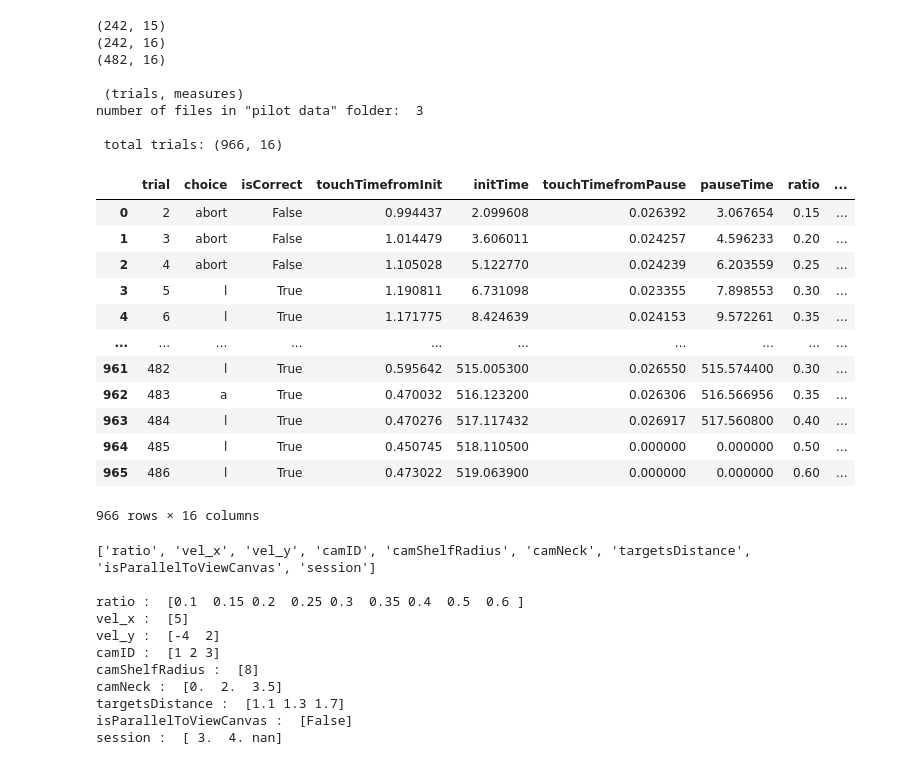
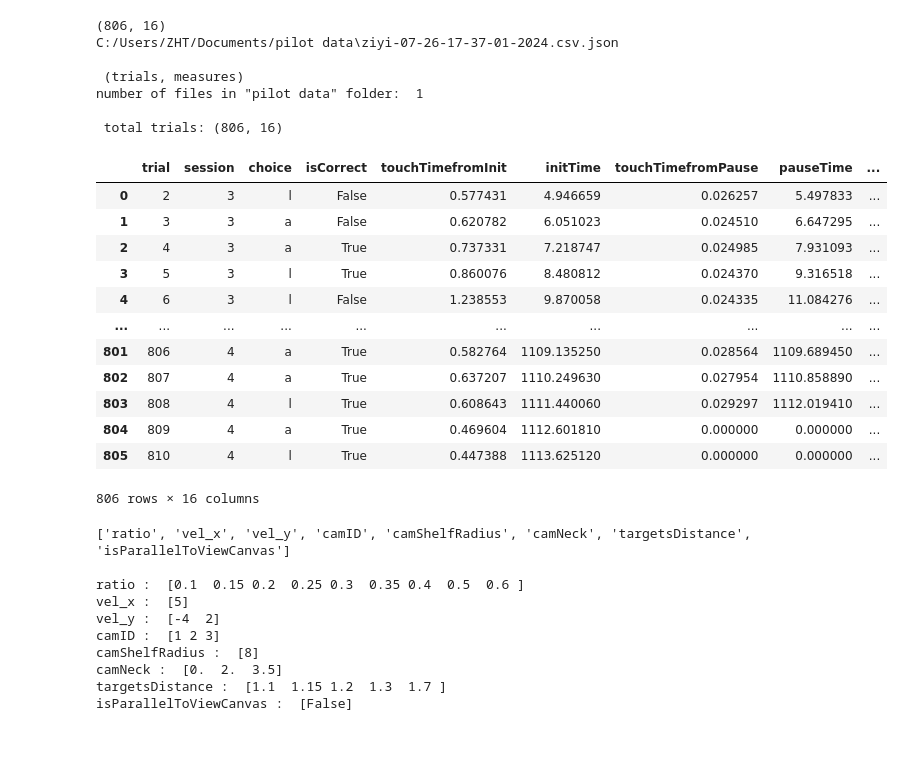
Before and after one commit to ZHTis/count, a Jupyter notebook: datajohn/datajohn.ipynb, the cells around one changed output. Drawn from its saved outputs; the diff is of its cells as text; code cells hidden in the pictures.

```diff
--- a/datajohn/datajohn.ipynb
+++ b/datajohn/datajohn.ipynb
@@ -1,55 +1,63 @@
 # %%
 ## datajohn
 
 import glob
 import pandas as pd
 
 ## path  = '/Users/rubythurs/Documents/pilot data/'
 path  = "C:/Users/ZHT/Documents/pilot data/"
-json_files = glob.glob(path + '*7-25*.json')
+json_files =  glob.glob(path + '*ziyi*.json')
+
 combined_data =[]
 
 for i, json_file in enumerate(json_files):
     with open(json_file, 'r') as file:
         json_data = pd.read_json(json_file)
         combined_data.append(json_data)
         print(combined_data[i].shape)
+        print(json_file)
+
 print('\n','(trials, measures)')
 print('number of files in "pilot data" folder: ', len(combined_data))
 data = pd.concat(combined_data,ignore_index=True)
 print('\n','total trials:',data.shape)
-###
-data['session'] = data['session'].fillna(3)
-###
+##
+# data0 = data.loc[data['vel'] == 5]
+# data1 = data.loc[data['vel_x'] == 5]
+# data = pd.concat([data0,data1],ignore_index=True)
+# data['vel_x'] = data['vel_x'].fillna(5)
+# data['vel_y'] = data['vel_y'].fillna(0)
+# data.drop(columns=['vel'],inplace=True)
+data['session'].fillna(3,inplace=True)
+##
 data
 # %% [output]
-(242, 15)
-(242, 16)
-(482, 16)
+(806, 16)
+C:/Users/ZHT/Documents/pilot data\ziyi-07-26-17-37-01-2024.csv.json
 
  (trials, measures)
-number of files in "pilot data" folder:  3
+number of files in "pilot data" folder:  1
 
- total trials: (966, 16)
+ total trials: (806, 16)
-|  | trial | choice | isCorrect | touchTimefromInit | initTime | touchTimefromPause | pauseTime | ratio | ... |
-| 0 | 2 | abort | False | 0.994437 | 2.099608 | 0.026392 | 3.067654 | 0.15 | ... |
-| 1 | 3 | abort | False | 1.014479 | 3.606011 | 0.024257 | 4.596233 | 0.20 | ... |
-| 2 | 4 | abort | False | 1.105028 | 5.122770 | 0.024239 | 6.203559 | 0.25 | ... |
-| 3 | 5 | l | True | 1.190811 | 6.731098 | 0.023355 | 7.898553 | 0.30 | ... |
-| 4 | 6 | l | True | 1.171775 | 8.424639 | 0.024153 | 9.572261 | 0.35 | ... |
+|  | trial | session | choice | isCorrect | touchTimefromInit | initTime | touchTimefromPause | pauseTime | ... |
+| 0 | 2 | 3 | l | False | 0.577431 | 4.946659 | 0.026257 | 5.497833 | ... |
+| 1 | 3 | 3 | a | False | 0.620782 | 6.051023 | 0.024510 | 6.647295 | ... |
+| 2 | 4 | 3 | a | True | 0.737331 | 7.218747 | 0.024985 | 7.931093 | ... |
+| 3 | 5 | 3 | l | True | 0.860076 | 8.480812 | 0.024370 | 9.316518 | ... |
+| 4 | 6 | 3 | l | False | 1.238553 | 9.870058 | 0.024335 | 11.084276 | ... |
 | ... | ... | ... | ... | ... | ... | ... | ... | ... | ... |
-| 961 | 482 | l | True | 0.595642 | 515.005300 | 0.026550 | 515.574400 | 0.30 | ... |
-| 962 | 483 | a | True | 0.470032 | 516.123200 | 0.026306 | 516.566956 | 0.35 | ... |
-| 963 | 484 | l | True | 0.470276 | 517.117432 | 0.026917 | 517.560800 | 0.40 | ... |
-| 964 | 485 | l | True | 0.450745 | 518.110500 | 0.000000 | 0.000000 | 0.50 | ... |
-| 965 | 486 | l | True | 0.473022 | 519.063900 | 0.000000 | 0.000000 | 0.60 | ... |
+| 801 | 806 | 4 | a | True | 0.582764 | 1109.135250 | 0.028564 | 1109.689450 | ... |
+| 802 | 807 | 4 | a | True | 0.637207 | 1110.249630 | 0.027954 | 1110.858890 | ... |
+| 803 | 808 | 4 | l | True | 0.608643 | 1111.440060 | 0.029297 | 1112.019410 | ... |
+| 804 | 809 | 4 | a | True | 0.469604 | 1112.601810 | 0.000000 | 0.000000 | ... |
+| 805 | 810 | 4 | l | True | 0.447388 | 1113.625120 | 0.000000 | 0.000000 | ... |
-966 rows × 16 columns
+806 rows × 16 columns
 # %%
 ## parameter space
 
 import numpy as np
 
-title_ = data.columns[0:7].to_list()
+title_ = data.columns[[0,1,2,3,4,5,6,7]].to_list() #to be excluded
 title = data.columns.to_list()
 control = [x for x in title if x not in title_]
 print(control,'\n')
@@ -57,7 +65,7 @@ print(control,'\n')
 for i in control:
     print(i,': ',np.sort(data[i].unique()))
 # %% [output]
-['ratio', 'vel_x', 'vel_y', 'camID', 'camShelfRadius', 'camNeck', 'targetsDistance', 'isParallelToViewCanvas', 'session']
+['ratio', 'vel_x', 'vel_y', 'camID', 'camShelfRadius', 'camNeck', 'targetsDistance', 'isParallelToViewCanvas']
 
 ratio :  [0.1  0.15 0.2  0.25 0.3  0.35 0.4  0.5  0.6 ]
 vel_x :  [5]
@@ -65,7 +73,6 @@ vel_y :  [-4  2]
 camID :  [1 2 3]
 camShelfRadius :  [8]
 camNeck :  [0.  2.  3.5]
-targetsDistance :  [1.1 1.3 1.7]
+targetsDistance :  [1.1  1.15 1.2  1.3  1.7 ]
 isParallelToViewCanvas :  [False]
-session :  [ 3.  4. nan]
 # %%
```
Also changed, not shown: parts of 5 cells of this notebook, 2 other files.
